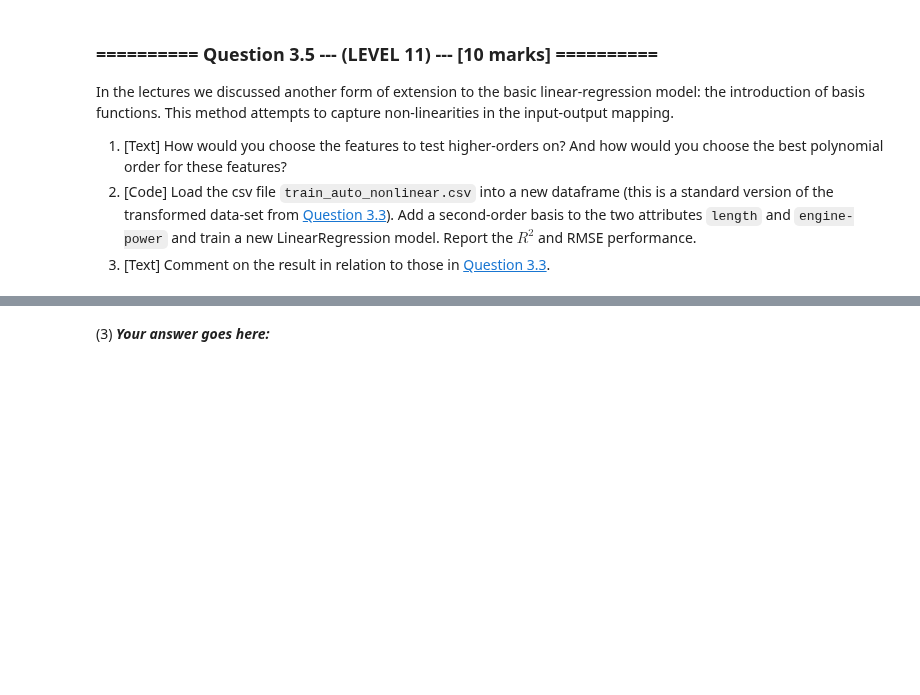
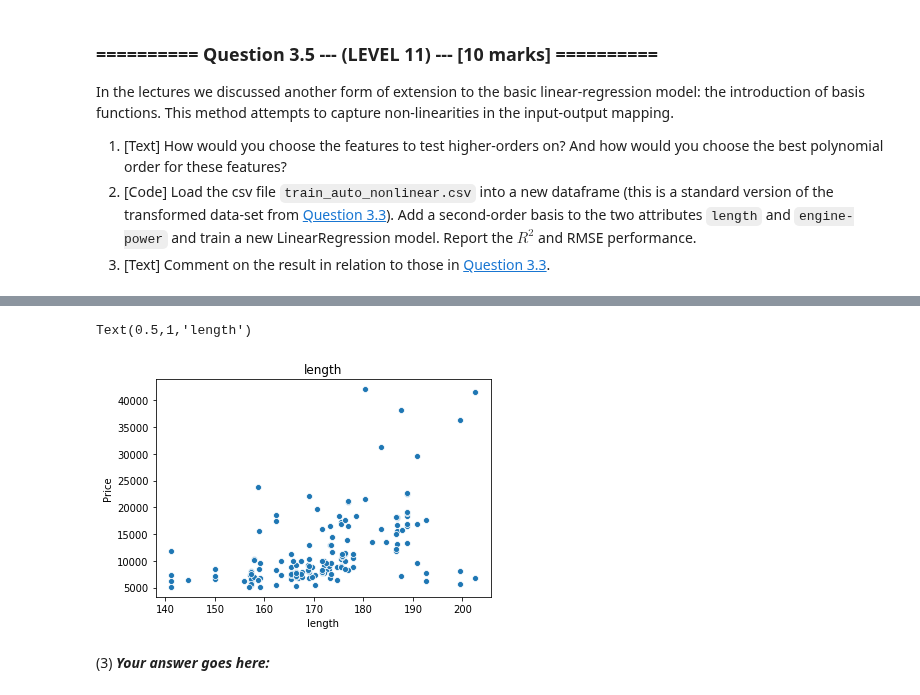
Before and after one commit to tjcdev/iaml, a Jupyter notebook: Assignments/02_LinearRegression.ipynb, the cells around one changed output, grey strips where cells are left out. Saved outputs shown, nothing was run; the diff lists cells and outputs as text; code cells hidden in the pictures; blank space fills up the shorter version.

```diff
--- a/Assignments/02_LinearRegression.ipynb
+++ b/Assignments/02_LinearRegression.ipynb
@@ -608,2 +618,9 @@ In the lectures we discussed another form of extension to the basic linear-regre
+# %%
+ax = sns.scatterplot(auto_nonlinear['length'], auto_nonlinear['price'])
+ax.set_ylabel('Price')
+ax.set_title('length')
+# %% [output]
+Text(0.5,1,'length')
+[figure, added]
 # %% [markdown]
 (3) ***Your answer goes here:***
```
Also changed, not shown: parts of 5 cells of this notebook.
